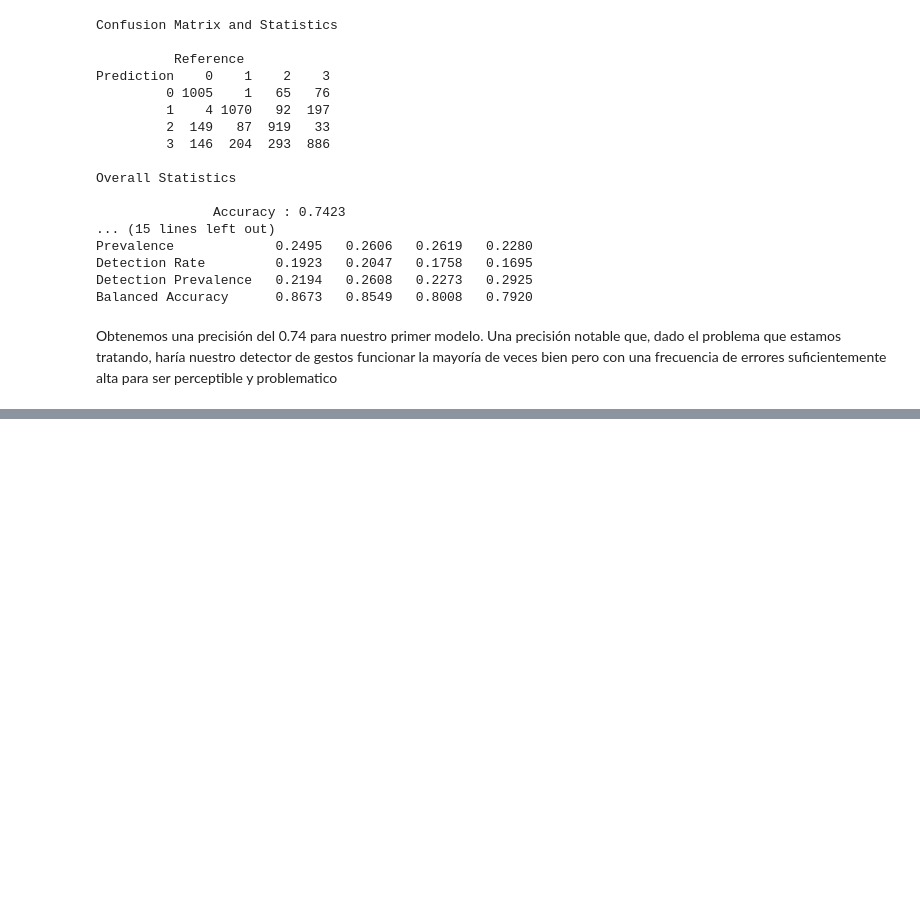
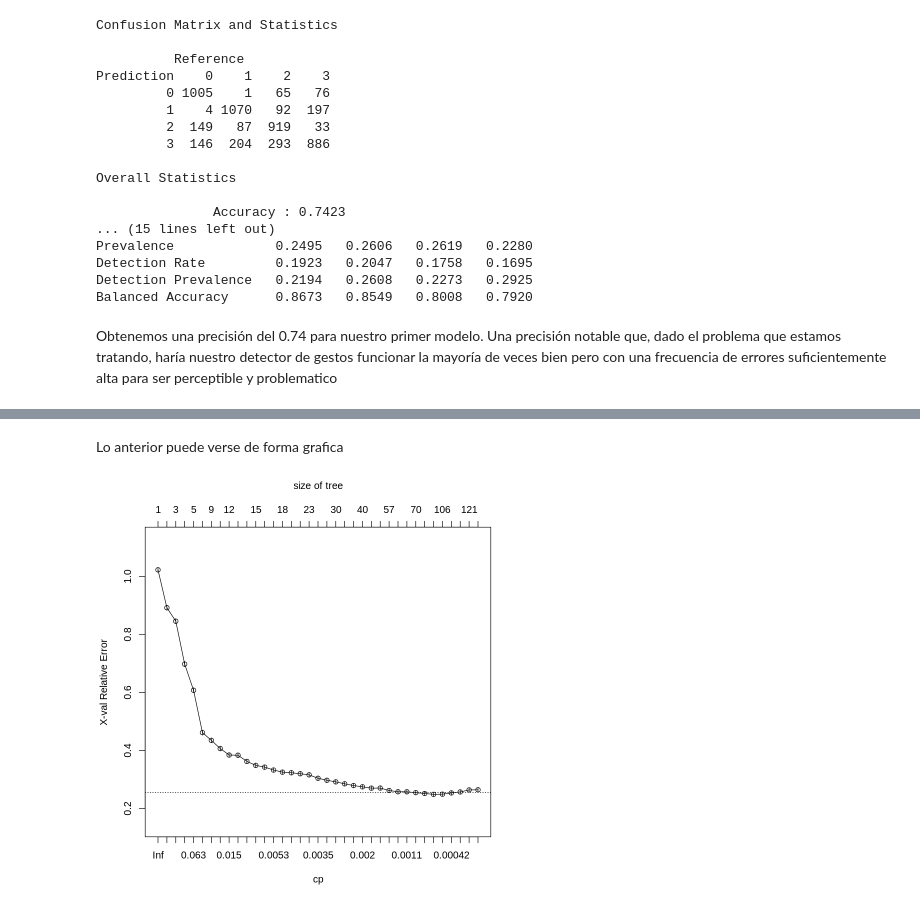
Before and after one commit to JDM-ULL-93/Practica_TID, a Jupyter notebook: Árbol_de_Clasificación.ipynb, the cells around one changed output, grey strips where cells are left out. Cells and saved outputs as stored; diff of their text form; code cells hidden in the pictures; blank space fills up the shorter version.

```diff
--- a/Árbol_de_Clasificación.ipynb
+++ b/Árbol_de_Clasificación.ipynb
@@ -200,0 +283,6 @@ Obtenemos una precisión del 0.74 para nuestro primer modelo. Una precisión not
+# %% [markdown]
+Lo anterior puede verse de forma grafica
+# %%
+plotcp(hr_base_model)
+# %% [output]
+[figure, added]
```
Also changed, not shown: parts of 22 cells of this notebook.
